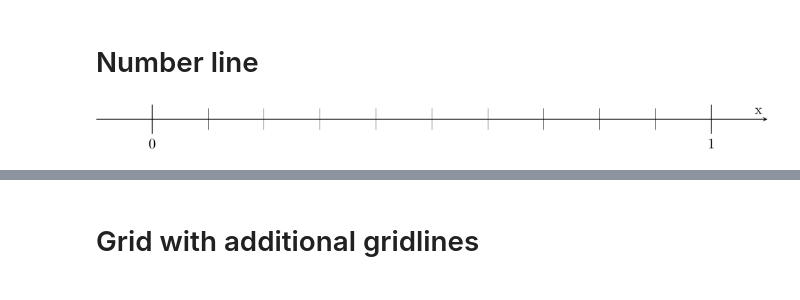
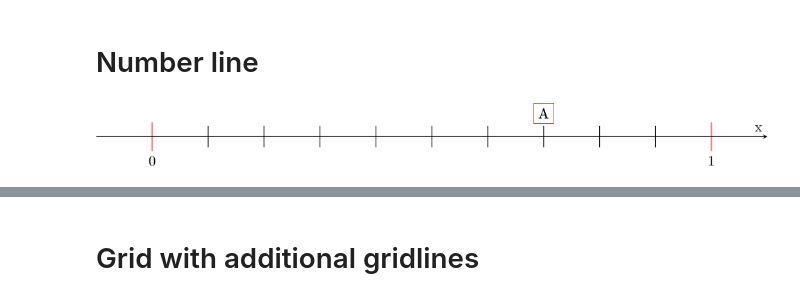
Before and after one commit to markuspirke/plots-with-julia, a Jupyter notebook: collection.ipynb, the cells around one changed output, grey strips where cells are left out. Cells and saved outputs as stored; diff of their text form; code cells hidden in the pictures.

```diff
--- a/collection.ipynb
+++ b/collection.ipynb
@@ -31,25 +31,32 @@ ax = @pgf Axis(
 # %% [markdown]
 # Number line
 # %%
+black = parse(Colorant, "black")
+myred = parse(Colorant, "light coral");
 ax = @pgf Axis(
 {
     xlabel = "x",
-    xmin = -0.1, xmax = 1.1, ymin=-1, ymax=1,
+    xmin = -0.1, xmax = 1.1, ymin=-3, ymax=3,
    # enlarge_y_limits=.4,
     xtick = [0.0, 1.0], # major ticks
     xticklabels = [0, 1],
     major_tick_length = 20, # length of major ticks
-    major_tick_style={line_width=1, draw=black},
+    major_tick_style={line_width=1, draw=myred},
     minor_tick_length = 15, # length of minor ticks
-    major_tick_style={line_width=0.5, draw=black},
+    minor_tick_style={line_width=0.5, draw=black},
     minor_tick_num = 9, # amount of grid lines between two major grid lines
     axis_lines = "center",#, grid = "both", # grid = "both" draws major and minor grid!
     axis_y_line = "none",
-    width = "18cm" , height = "3cm",
+    width = "18cm" , height = "5cm",
     }
 )
+
+@pgf push!(ax, [raw"\node", "at", Coordinate(0.7,  1), "{A};"])
+@pgf push!(ax, [raw"\node", {
+         draw = parse(Colorant, "tomato3"),
+     }, "at", Coordinate(0.7,  1), "{A};"])
 # %% [output]
-[figure, old version]
+[figure, new version]
 # %%
 print_tex(ax)
 # %% [output]
```
Also changed, not shown: parts of 1 cell of this notebook.
